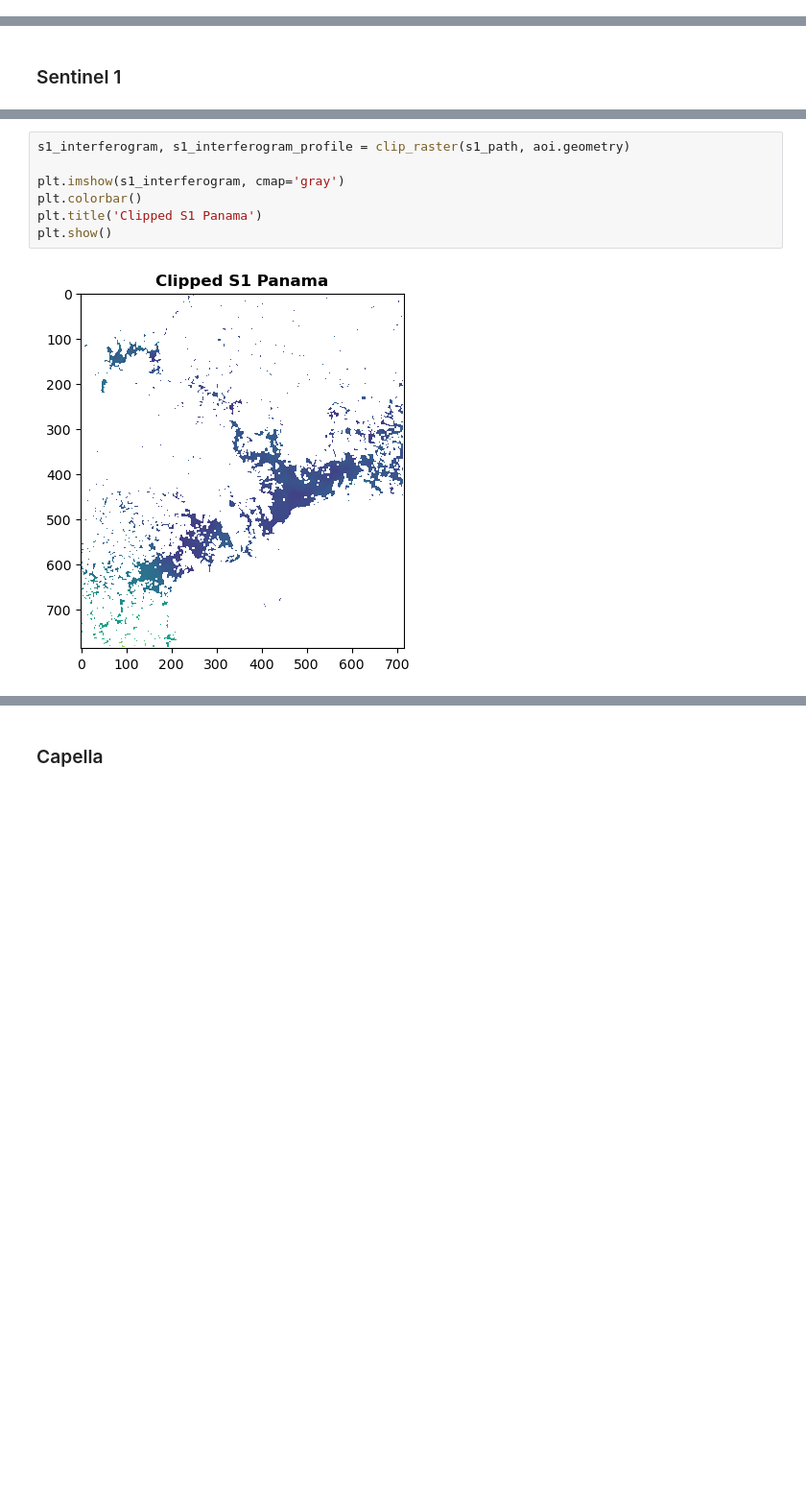
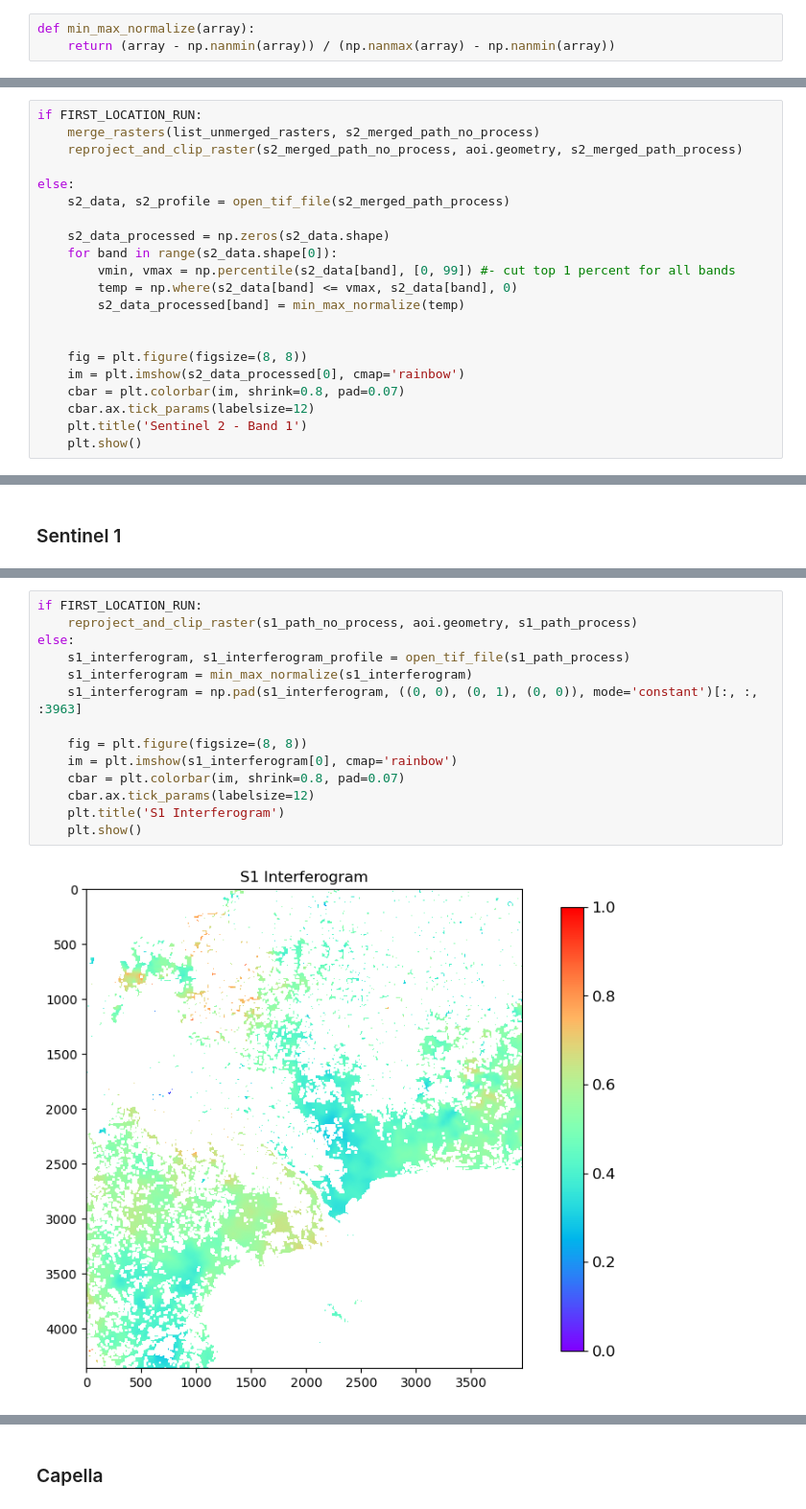
Before and after one commit to annalisefishell/MasterThesis, a Jupyter notebook: main.ipynb, the cells around one changed output, grey strips where cells are left out. Shown at 96% size. Drawn from its saved outputs; the diff is of its cells as text; blank space fills up the shorter version.

Commit message:
Working ref data, starting with random forests

```diff
--- a/main.ipynb
+++ b/main.ipynb
@@ -115,2 +167,5 @@ aoi = aoi.set_crs("EPSG:4326", allow_override=True)
+# %%
+def min_max_normalize(array):
+    return (array - np.nanmin(array)) / (np.nanmax(array) - np.nanmin(array))
 # %% [markdown]
 ## Optical
@@ -210,0 +190,21 @@ s2_profile
+# %%
+if FIRST_LOCATION_RUN:
+    merge_rasters(list_unmerged_rasters, s2_merged_path_no_process)
+    reproject_and_clip_raster(s2_merged_path_no_process, aoi.geometry, s2_merged_path_process)
+
+else:
+    s2_data, s2_profile = open_tif_file(s2_merged_path_process)
+
+    s2_data_processed = np.zeros(s2_data.shape)
+    for band in range(s2_data.shape[0]):
+        vmin, vmax = np.percentile(s2_data[band], [0, 99]) #- cut top 1 percent for all bands
+        temp = np.where(s2_data[band] <= vmax, s2_data[band], 0)
+        s2_data_processed[band] = min_max_normalize(temp)
+
+
+    fig = plt.figure(figsize=(8, 8))
+    im = plt.imshow(s2_data_processed[0], cmap='rainbow')
+    cbar = plt.colorbar(im, shrink=0.8, pad=0.07)
+    cbar.ax.tick_params(labelsize=12)
+    plt.title('Sentinel 2 - Band 1')
+    plt.show()
@@ -224,9 +220,16 @@ Interferogram
 # %%
-s1_interferogram, s1_interferogram_profile = clip_raster(s1_path, aoi.geometry)
+if FIRST_LOCATION_RUN:
+    reproject_and_clip_raster(s1_path_no_process, aoi.geometry, s1_path_process)
+else:
+    s1_interferogram, s1_interferogram_profile = open_tif_file(s1_path_process)
+    s1_interferogram = min_max_normalize(s1_interferogram)
+    s1_interferogram = np.pad(s1_interferogram, ((0, 0), (0, 1), (0, 0)), mode='constant')[:, :, :3963]
 
-plt.imshow(s1_interferogram, cmap='gray')
-plt.colorbar()
-plt.title('Clipped S1 Panama')
-plt.show()
+    fig = plt.figure(figsize=(8, 8))
+    im = plt.imshow(s1_interferogram[0], cmap='rainbow')
+    cbar = plt.colorbar(im, shrink=0.8, pad=0.07)
+    cbar.ax.tick_params(labelsize=12)
+    plt.title('S1 Interferogram')
+    plt.show()
 # %% [output]
-[figure, old version]
+[figure, new version]
```
Also changed, not shown: parts of 25 cells of this notebook.
